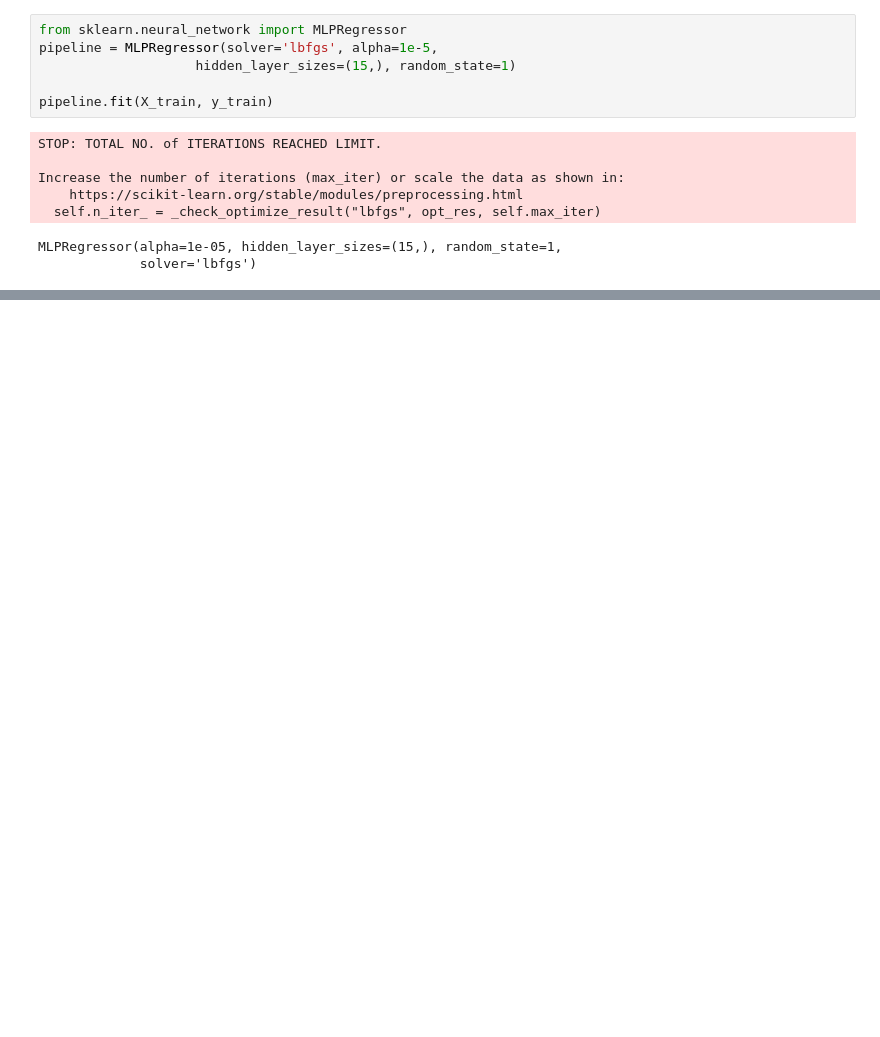
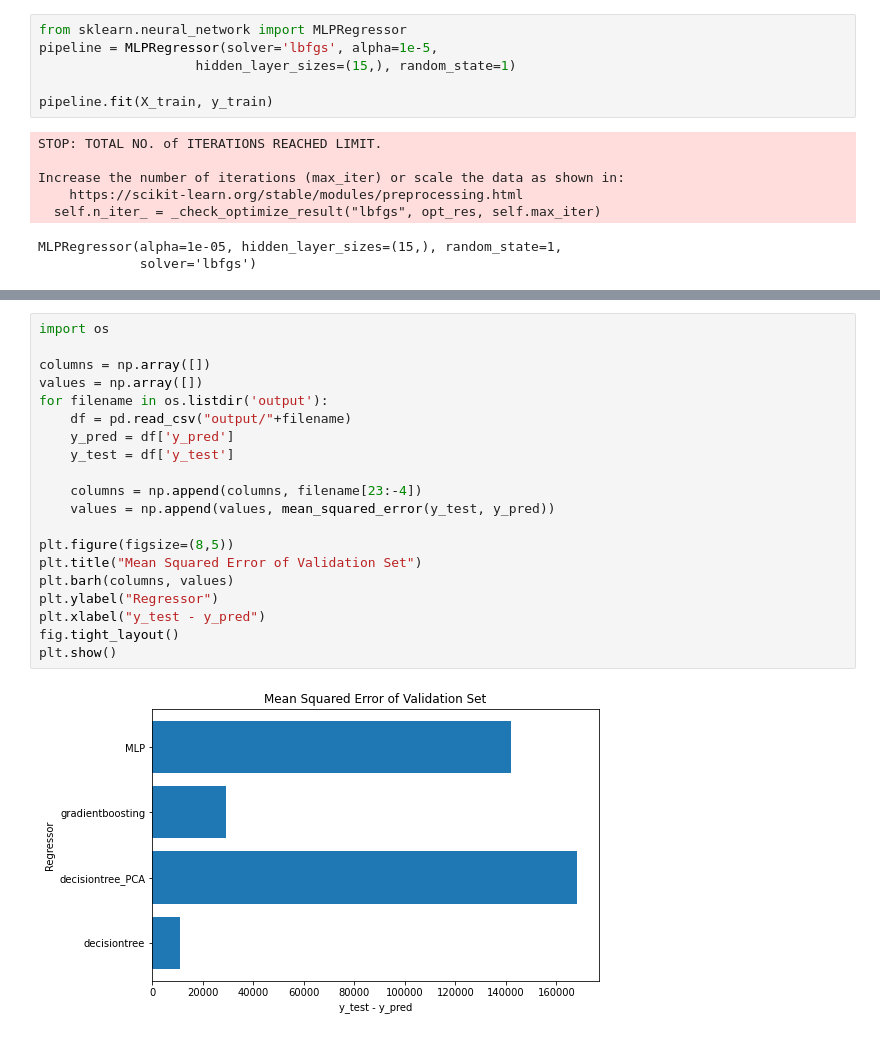
Before and after one commit to freek1/energy-demand-prediction, a Jupyter notebook: analysis.ipynb, the cells around one changed output, grey strips where cells are left out. Saved outputs shown, nothing was run; the diff lists cells and outputs as text; blank space fills up the shorter version.

```diff
--- a/analysis.ipynb
+++ b/analysis.ipynb
@@ -523,3 +523,25 @@ plt.show()
 # %% [output]
 141953.06938628026
 [figure]
+# %%
+import os
+
+columns = np.array([])
+values = np.array([])
+for filename in os.listdir('output'):
+    df = pd.read_csv("output/"+filename)
+    y_pred = df['y_pred']
+    y_test = df['y_test']
+
+    columns = np.append(columns, filename[23:-4])
+    values = np.append(values, mean_squared_error(y_test, y_pred))
+
+plt.figure(figsize=(8,5))
+plt.title("Mean Squared Error of Validation Set")
+plt.barh(columns, values)
+plt.ylabel("Regressor")
+plt.xlabel("y_test - y_pred")
+fig.tight_layout()
+plt.show()
+# %% [output]
+[figure, added]
```
Also changed, not shown: parts of 4 cells of this notebook, 5 other files.
